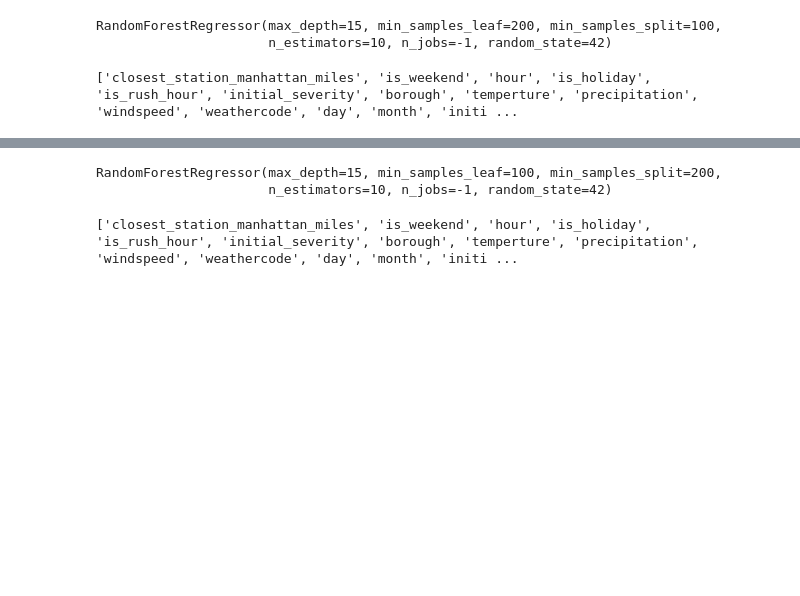
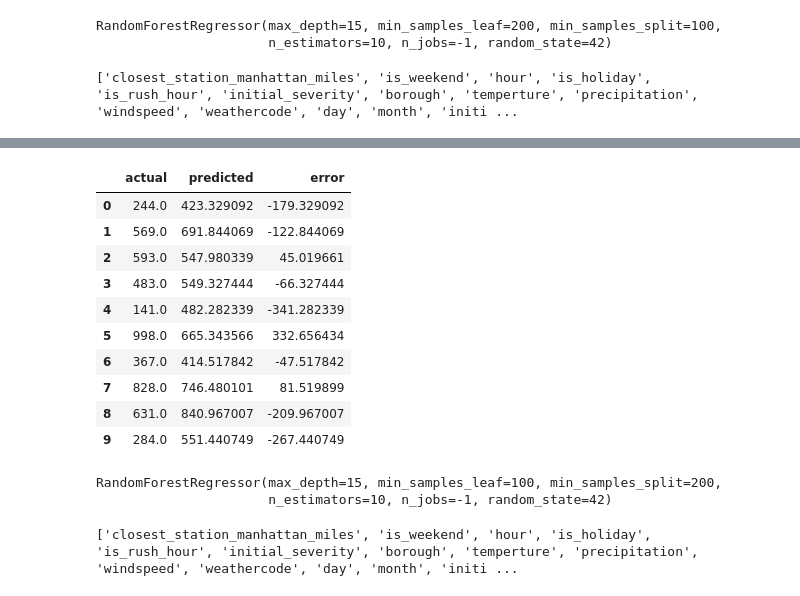
Before and after one commit to utkuseyithanoglu/practice_final, a Jupyter notebook: src/model_911_calls.ipynb, the cells around one changed output, grey strips where cells are left out. Cells and saved outputs as stored; diff of their text form; code cells hidden in the pictures; blank space fills up the shorter version.

```diff
--- a/src/model_911_calls.ipynb
+++ b/src/model_911_calls.ipynb
@@ -153,3 +173,23 @@ Difference: 10.291944642127419 sec
+# %%
+spring_comparison = pd.DataFrame({
+    'actual': y_test.values[:10],
+    'predicted': spring_test_pred[:10],
+    'error': y_test.values[:10] - spring_test_pred[:10]})
+
+
+spring_comparison
+# %% [output]
+|  | actual | predicted | error |
+| 0 | 244.0 | 423.329092 | -179.329092 |
+| 1 | 569.0 | 691.844069 | -122.844069 |
+| 2 | 593.0 | 547.980339 | 45.019661 |
+| 3 | 483.0 | 549.327444 | -66.327444 |
+| 4 | 141.0 | 482.282339 | -341.282339 |
+| 5 | 998.0 | 665.343566 | 332.656434 |
+| 6 | 367.0 | 414.517842 | -47.517842 |
+| 7 | 828.0 | 746.480101 | 81.519899 |
+| 8 | 631.0 | 840.967007 | -209.967007 |
+| 9 | 284.0 | 551.440749 | -267.440749 |
 # %%
 # Summer model
 df_summer = df[df['month'].isin([7,8,9])].copy()
```
Also changed, not shown: parts of 13 cells of this notebook, 1 other file.
